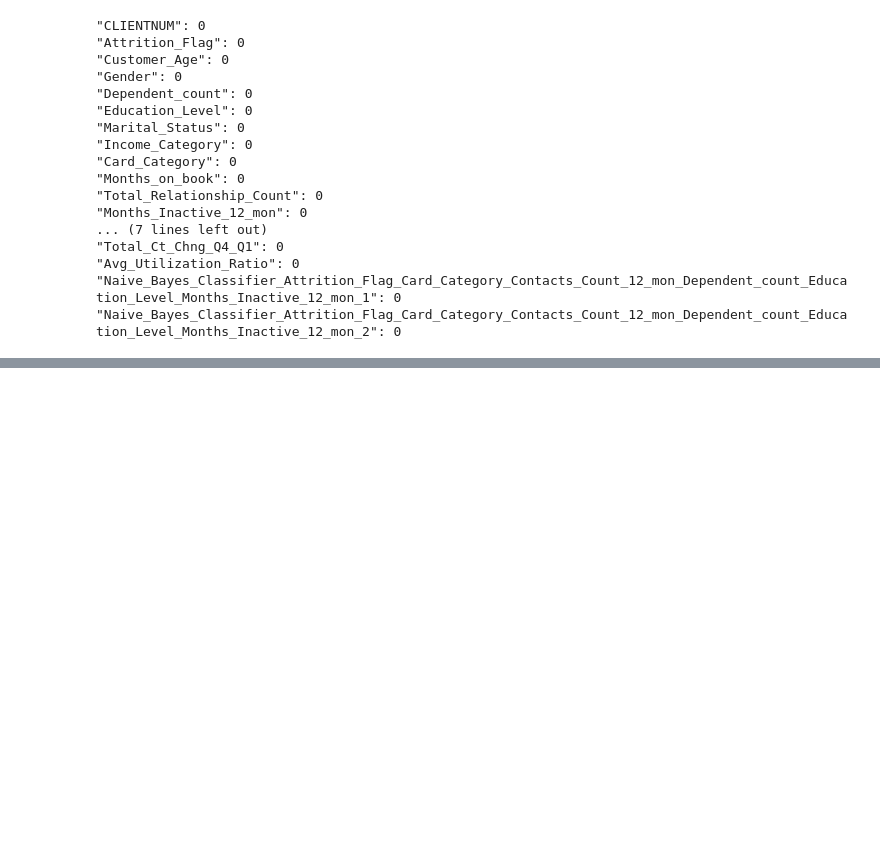
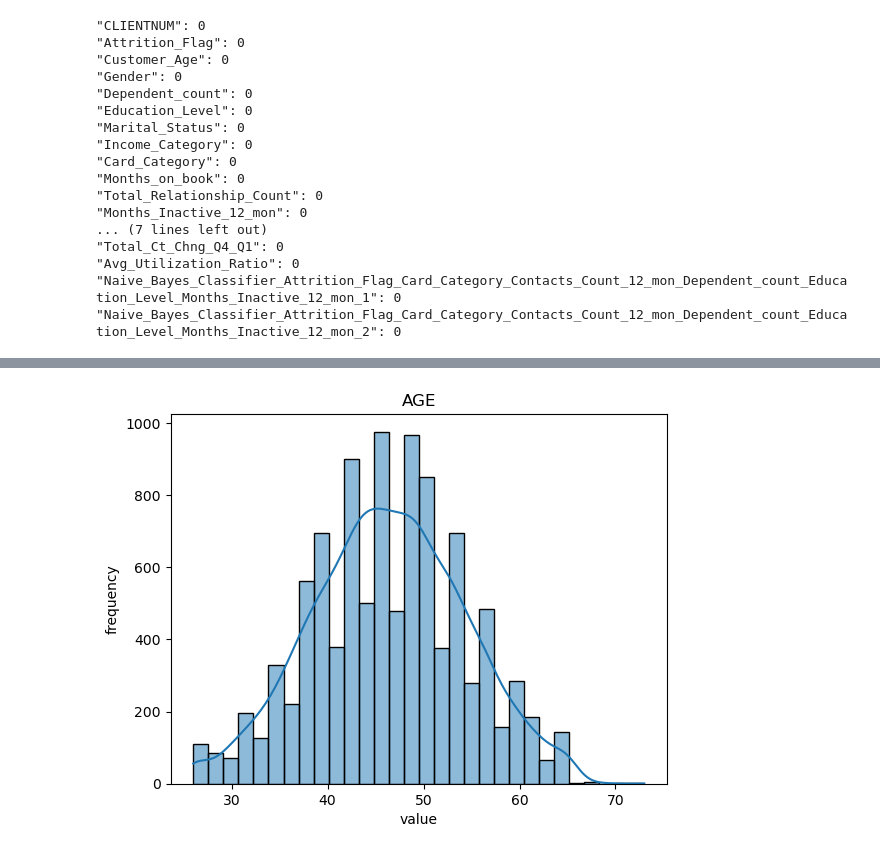
Before and after one commit to TThanhc/Credits_Card_customers-Numpy-DS, a Jupyter notebook: notebooks/01_data_exploration.ipynb, the cells around one changed output, grey strips where cells are left out. Drawn from its saved outputs; the diff is of its cells as text; code cells hidden in the pictures; blank space fills up the shorter version.

```diff
--- a/notebooks/01_data_exploration.ipynb
+++ b/notebooks/01_data_exploration.ipynb
@@ -49,0 +89,5 @@ for col_name, count in zip(header, missing_counts):
+# %%
+Customer_Age = data[:,2].astype(int)
+visua_hist(Customer_Age, "AGE", "value", "frequency")
+# %% [output]
+[figure, added]
```
Also changed, not shown: parts of 13 cells of this notebook.
